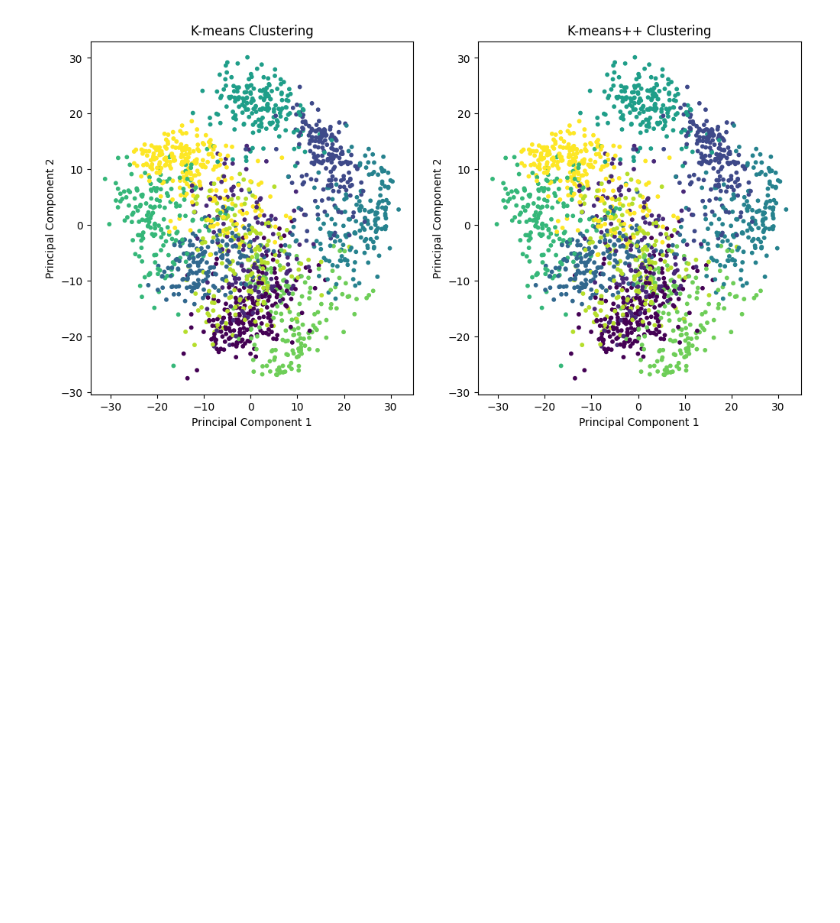
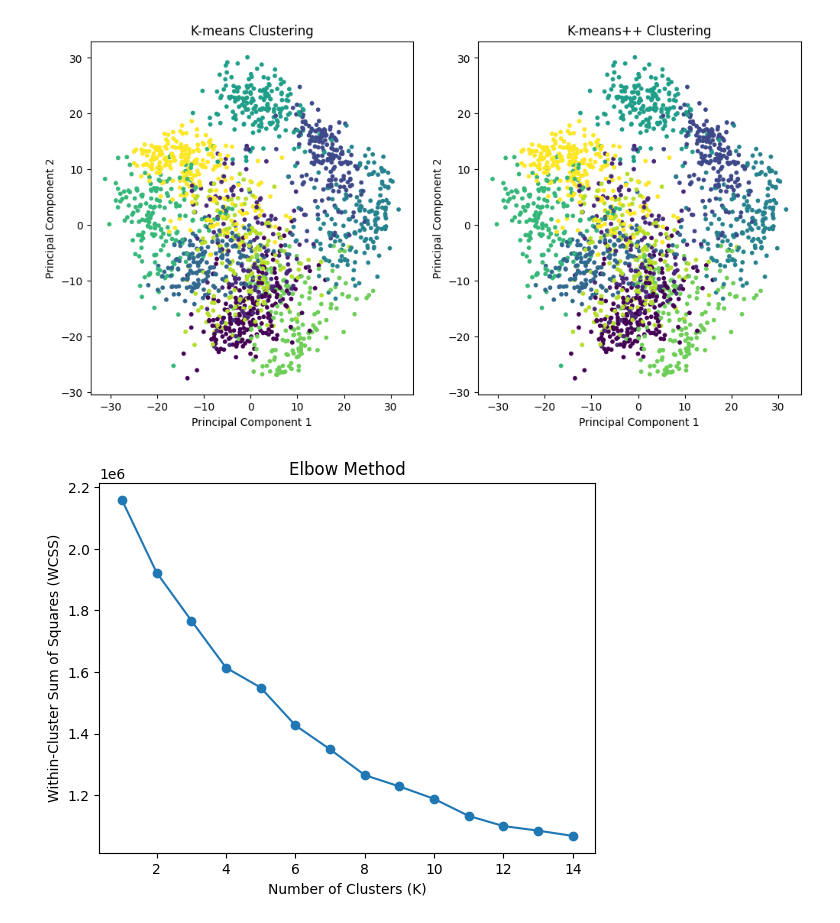
Before and after one commit to Ro-han12/deep_learning, a Jupyter notebook: ml_codes.ipynb, the cells around one changed output. Drawn from its saved outputs; the diff is of its cells as text; code cells hidden in the pictures; blank space fills up the shorter version.

Commit message:
elbow method

```diff
--- a/ml_codes.ipynb
+++ b/ml_codes.ipynb
@@ -66,3 +66,38 @@ plt.ylabel('Principal Component 2')
 plt.show()
 # %% [output]
 [figure]
+# %%
+from sklearn.datasets import load_digits
+from sklearn.cluster import KMeans
+from sklearn.decomposition import PCA
+import numpy as np
+import matplotlib.pyplot as plt
+
+# Load the dataset
+digits = load_digits()
+X = digits.data
+
+# Reduce dimensionality for visualization
+pca = PCA(n_components=2)
+X_pca = pca.fit_transform(X)
+
+# Define range of K values
+k_values = range(1, 15)
+
+# Initialize list to store within-cluster sum of squares (WCSS)
+wcss = []
+
+# Calculate WCSS for each K
+for k in k_values:
+    kmeans = KMeans(n_clusters=k, random_state=42)
+    kmeans.fit(X)
+    wcss.append(kmeans.inertia_)
+
+# Plot the elbow curve
+plt.plot(k_values, wcss, marker='o')
+plt.title('Elbow Method')
+plt.xlabel('Number of Clusters (K)')
+plt.ylabel('Within-Cluster Sum of Squares (WCSS)')
+plt.show()
+# %% [output]
+[figure, added]
```
